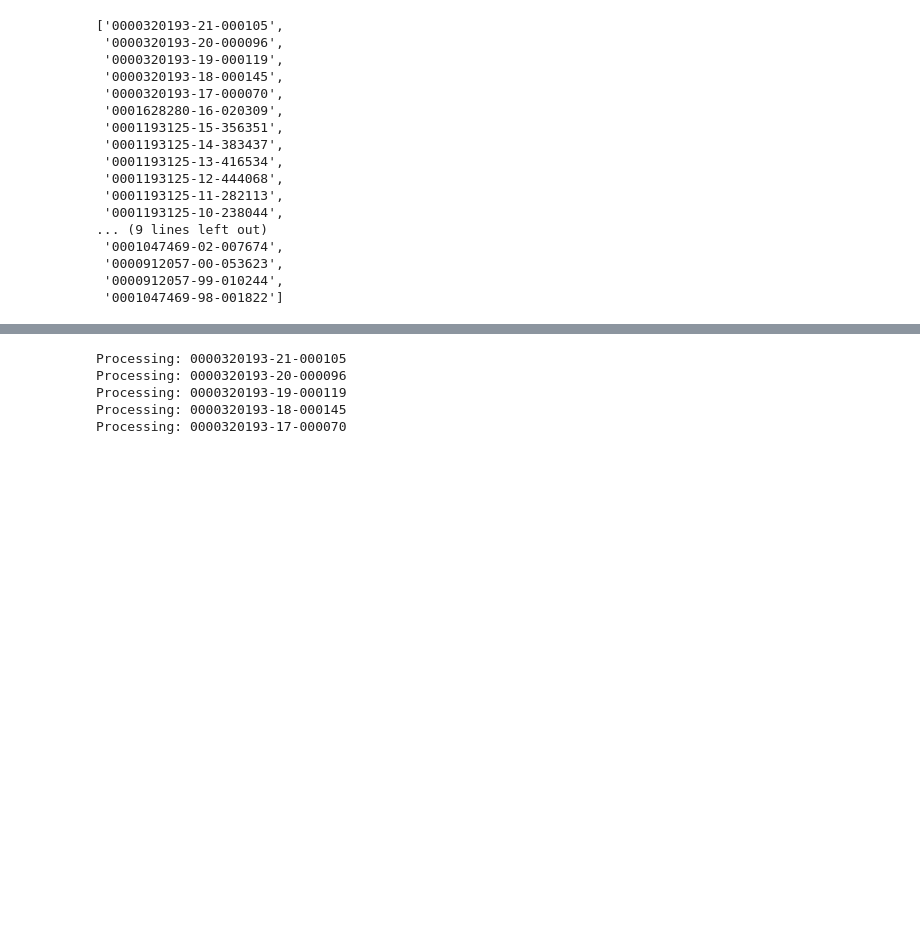
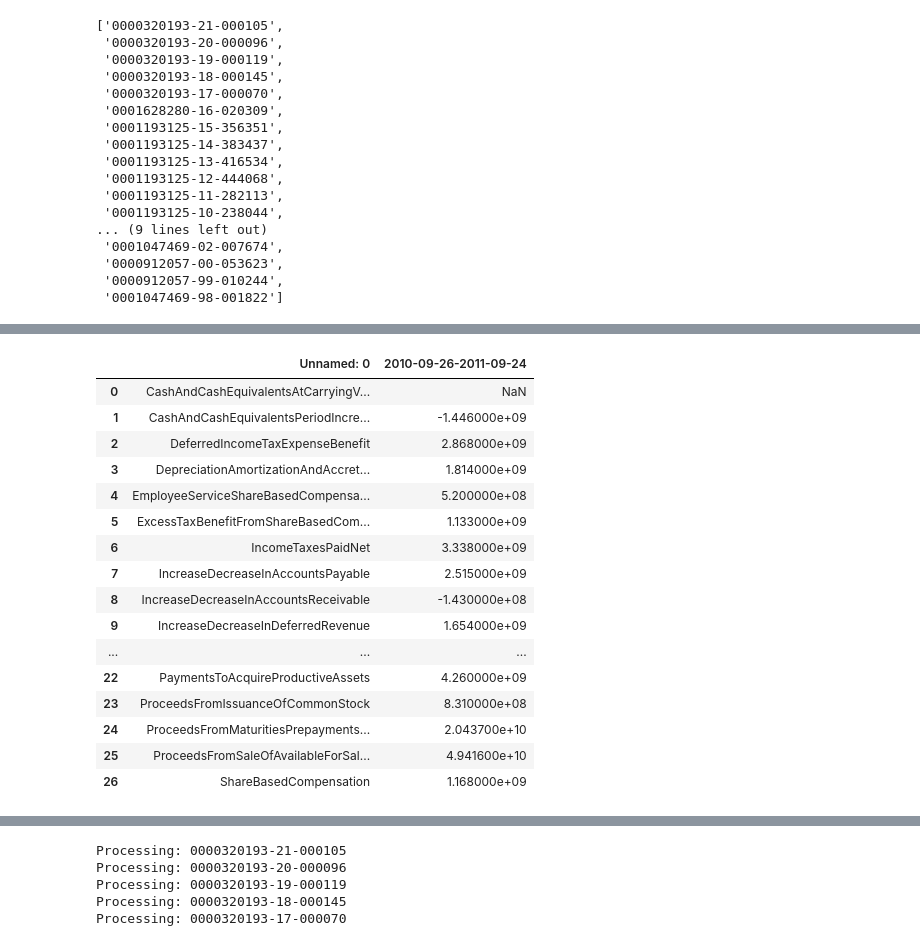
Before and after one commit to zpollats/LongTermStockPerformancePrediction, a Jupyter notebook: working_notebook.ipynb, the cells around one changed output, grey strips where cells are left out. Saved outputs shown, nothing was run; the diff lists cells and outputs as text; code cells hidden in the pictures; blank space fills up the shorter version.

```diff
--- a/working_notebook.ipynb
+++ b/working_notebook.ipynb
@@ -164,6 +191,28 @@ example_cash_flow = get_cash_flow_statement(get_xbrl_json(accession_numbers[10])
 example_cash_flow_one = example_cash_flow.iloc[:, -5]
 # %%
 pd.DataFrame.to_csv(example_cash_flow_one, './data/apple_2011_cashflow.csv')
+# %%
+loaded_cash_flow = pd.read_csv('./data/apple_2011_cashflow.csv')
+# %%
+loaded_cash_flow
+# %% [output]
+|  | Unnamed: 0 | 2010-09-26-2011-09-24 |
+| 0 | CashAndCashEquivalentsAtCarryingV... | NaN |
+| 1 | CashAndCashEquivalentsPeriodIncre... | -1.446000e+09 |
+| 2 | DeferredIncomeTaxExpenseBenefit | 2.868000e+09 |
+| 3 | DepreciationAmortizationAndAccret... | 1.814000e+09 |
+| 4 | EmployeeServiceShareBasedCompensa... | 5.200000e+08 |
+| 5 | ExcessTaxBenefitFromShareBasedCom... | 1.133000e+09 |
+| 6 | IncomeTaxesPaidNet | 3.338000e+09 |
+| 7 | IncreaseDecreaseInAccountsPayable | 2.515000e+09 |
+| 8 | IncreaseDecreaseInAccountsReceivable | -1.430000e+08 |
+| 9 | IncreaseDecreaseInDeferredRevenue | 1.654000e+09 |
+| ... | ... | ... |
+| 22 | PaymentsToAcquireProductiveAssets | 4.260000e+09 |
+| 23 | ProceedsFromIssuanceOfCommonStock | 8.310000e+08 |
+| 24 | ProceedsFromMaturitiesPrepayments... | 2.043700e+10 |
+| 25 | ProceedsFromSaleOfAvailableForSal... | 4.941600e+10 |
+| 26 | ShareBasedCompensation | 1.168000e+09 |
 # %%
 # convert XBRL-JSON of balance sheet to pandas dataframe
 def get_balance_sheet(xbrl_json):
```
Also changed, not shown: parts of 13 cells of this notebook.
